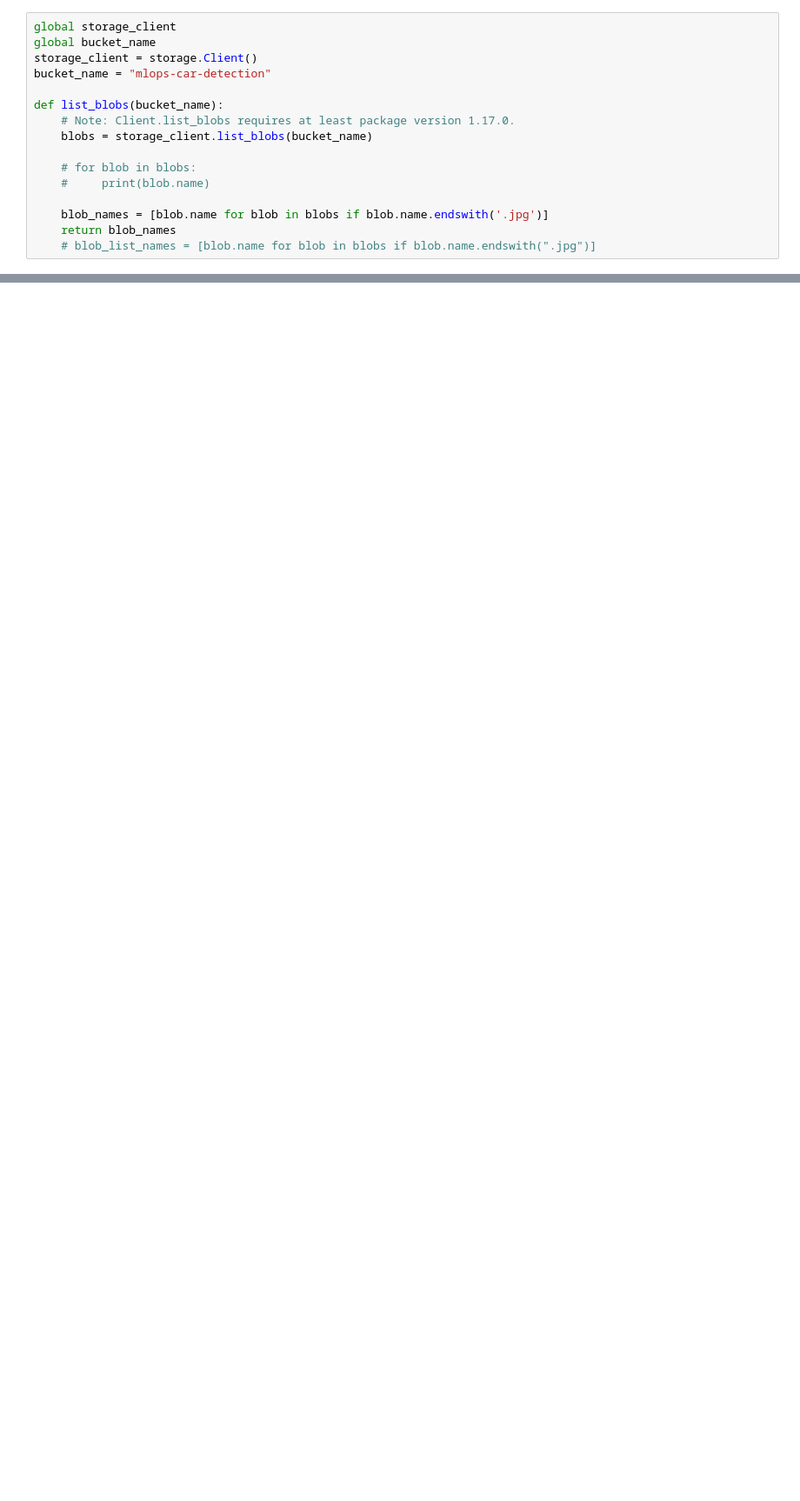
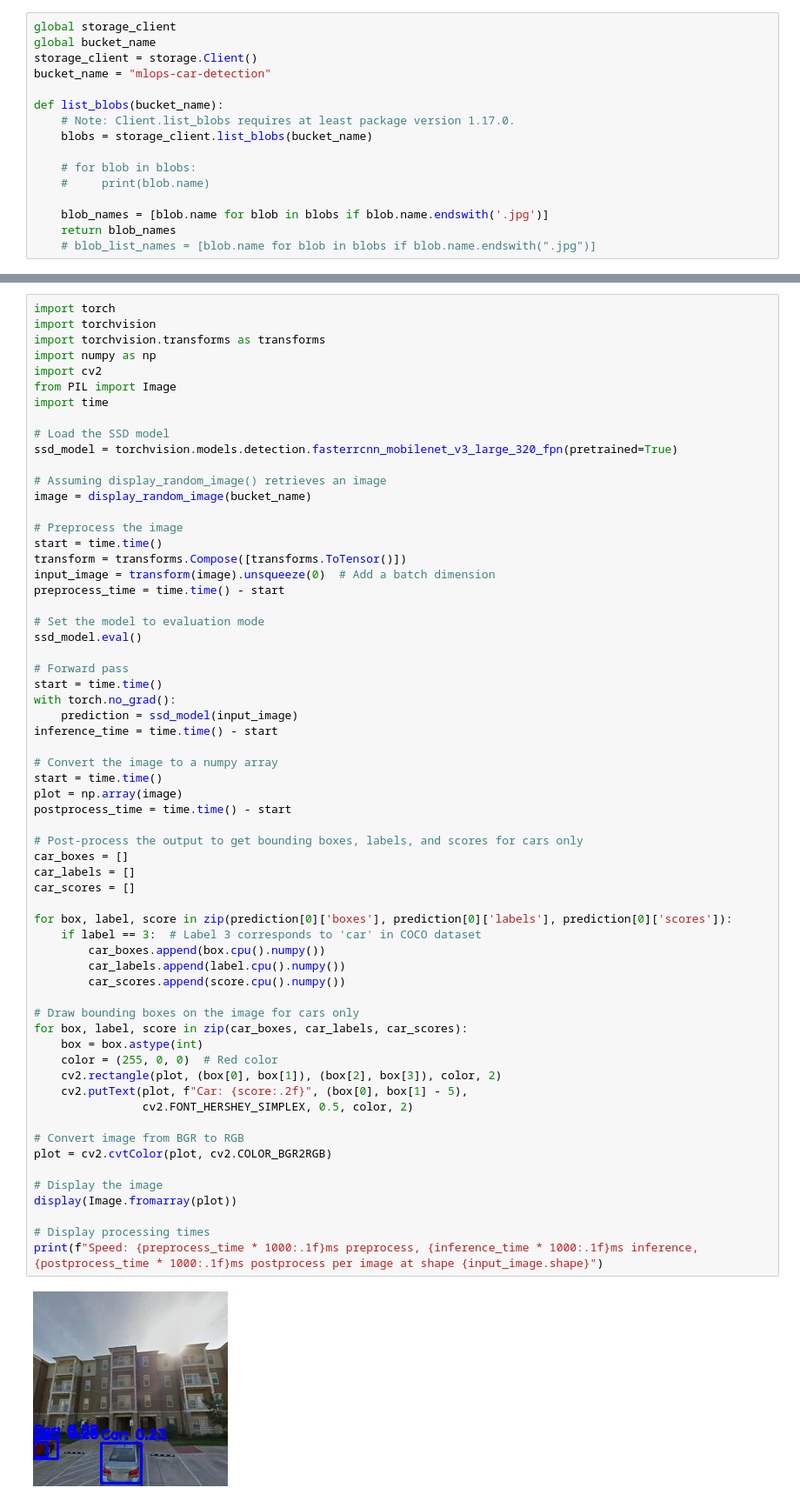
Before and after one commit to chusanapunn/LTT, a Jupyter notebook: 5_mobilenetSSD.ipynb, the cells around one changed output, grey strips where cells are left out. Shown at 87% size. Cells and saved outputs as stored; diff of their text form; blank space fills up the shorter version.

```diff
--- a/5_mobilenetSSD.ipynb
+++ b/5_mobilenetSSD.ipynb
@@ -145,0 +146,64 @@ display(Image.fromarray(plot))
+# %%
+import torch
+import torchvision
+import torchvision.transforms as transforms
+import numpy as np
+import cv2
+from PIL import Image
+import time
+
+# Load the SSD model
+ssd_model = torchvision.models.detection.fasterrcnn_mobilenet_v3_large_320_fpn(pretrained=True)
+
+# Assuming display_random_image() retrieves an image
+image = display_random_image(bucket_name)
+
+# Preprocess the image
+start = time.time()
+transform = transforms.Compose([transforms.ToTensor()])
+input_image = transform(image).unsqueeze(0)  # Add a batch dimension
+preprocess_time = time.time() - start
+
+# Set the model to evaluation mode
+ssd_model.eval()
+
+# Forward pass
+start = time.time()
+with torch.no_grad():
+    prediction = ssd_model(input_image)
+inference_time = time.time() - start
+
+# Convert the image to a numpy array
+start = time.time()
+plot = np.array(image)
+postprocess_time = time.time() - start
+
+# Post-process the output to get bounding boxes, labels, and scores for cars only
+car_boxes = []
+car_labels = []
+car_scores = []
+
+for box, label, score in zip(prediction[0]['boxes'], prediction[0]['labels'], prediction[0]['scores']):
+    if label == 3:  # Label 3 corresponds to 'car' in COCO dataset
+        car_boxes.append(box.cpu().numpy())
+        car_labels.append(label.cpu().numpy())
+        car_scores.append(score.cpu().numpy())
+
+# Draw bounding boxes on the image for cars only
+for box, label, score in zip(car_boxes, car_labels, car_scores):
+    box = box.astype(int)
+    color = (255, 0, 0)  # Red color
+    cv2.rectangle(plot, (box[0], box[1]), (box[2], box[3]), color, 2)
+    cv2.putText(plot, f"Car: {score:.2f}", (box[0], box[1] - 5),
+                cv2.FONT_HERSHEY_SIMPLEX, 0.5, color, 2)
+
+# Convert image from BGR to RGB
+plot = cv2.cvtColor(plot, cv2.COLOR_BGR2RGB)
+
+# Display the image
+display(Image.fromarray(plot))
+
+# Display processing times
+print(f"Speed: {preprocess_time * 1000:.1f}ms preprocess, {inference_time * 1000:.1f}ms inference, {postprocess_time * 1000:.1f}ms postprocess per image at shape {input_image.shape}")
+# %% [output]
+[figure, added]
```
Also changed, not shown: parts of 4 cells of this notebook, 5 other files.
